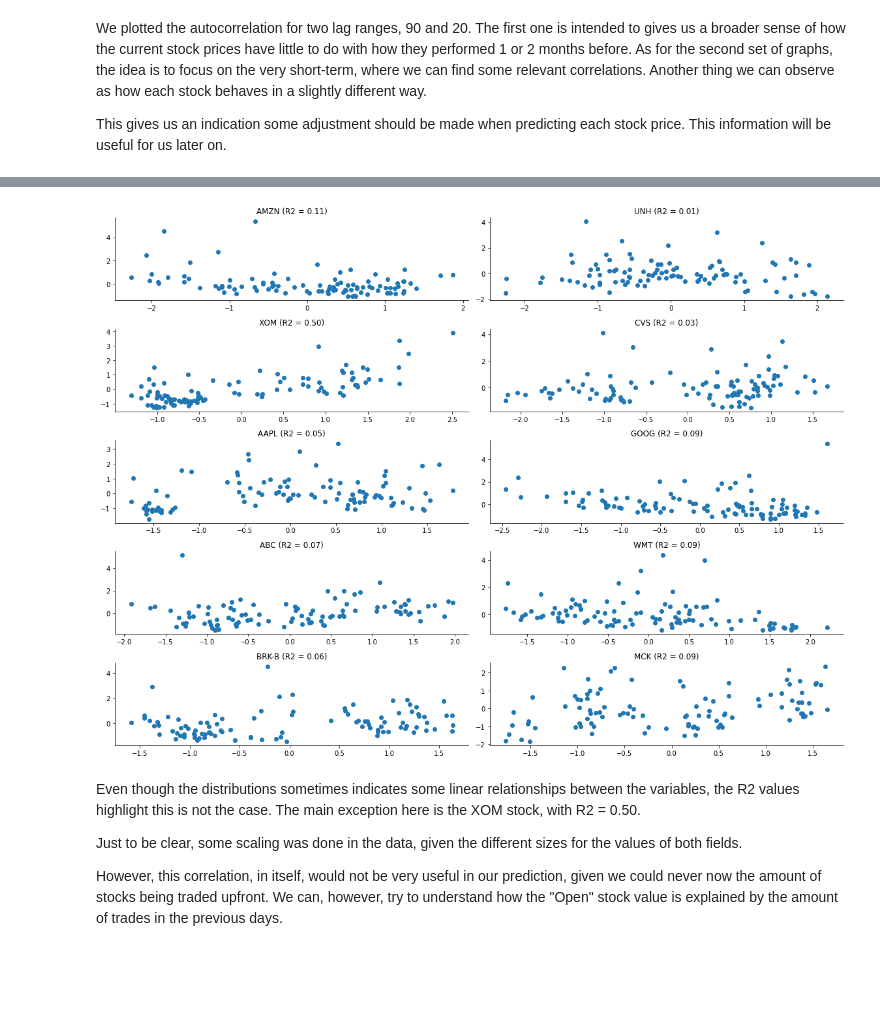
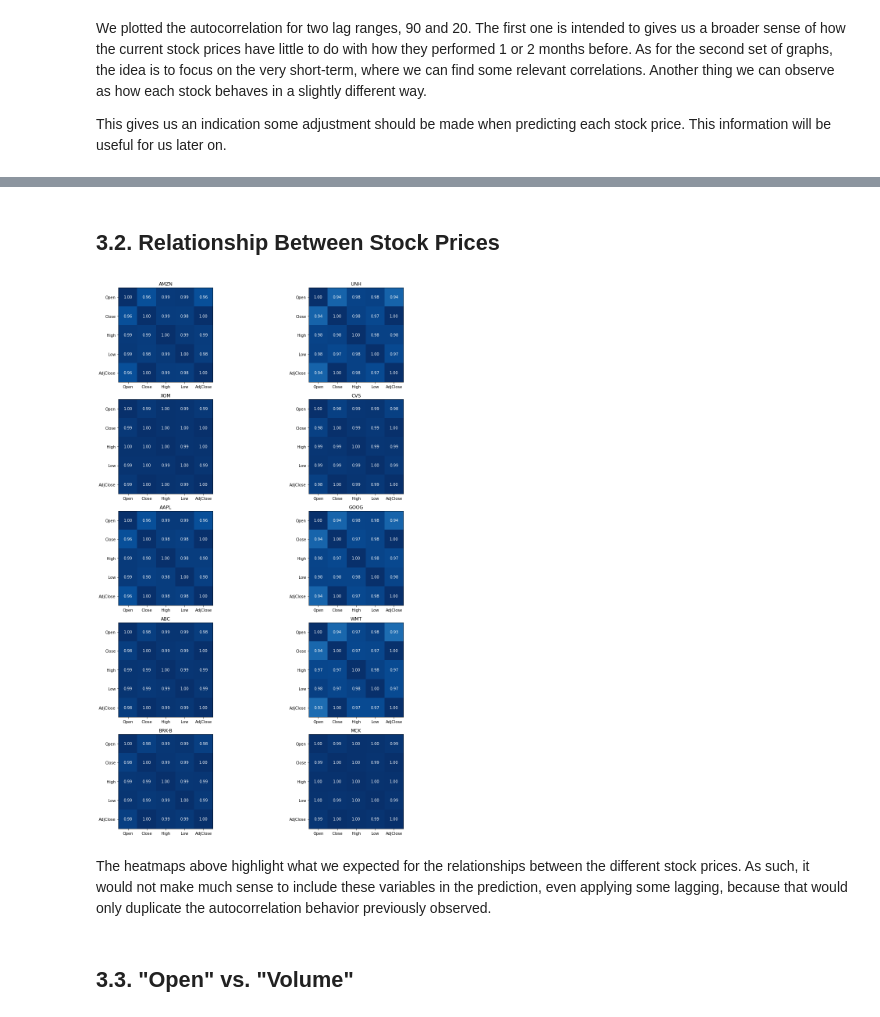
Before and after one commit to epdrumond/stock_prediction_pipeline, a Jupyter notebook: investigating_stock_prices.ipynb, the cells around one changed output, grey strips where cells are left out. Cells and saved outputs as stored; diff of their text form; code cells hidden in the pictures; blank space fills up the shorter version.

Commit message:
Adjusting plots

```diff
--- a/investigating_stock_prices.ipynb
+++ b/investigating_stock_prices.ipynb
@@ -340,20 +209,0 @@ def plot_distribution(data, ticker, ax, norm=False, first_field='Open', second_f
-# %%
-#Plot "Open" vs. "Volume" for the same date
-fig, ax = plt.subplots(nrows=5, ncols=2, figsize = (16,12))
-
-for i, ticker in enumerate(stocks_dict.keys()):
-    row, col = divmod(i, 2
-                     )
-    plot_distribution(stocks_dict, ticker, ax[row, col], norm=True)
-
-plt.tight_layout()
-#plt.gcf().set_dpi(1000)
-plt.show()
-# %% [output]
-[figure, removed]
-# %% [markdown]
-Even though the distributions sometimes indicates some linear relationships between the variables, the R2 values highlight this is not the case. The main exception here is the XOM stock, with R2 = 0.50.
-
-Just to be clear, some scaling was done in the data, given the different sizes for the values of both fields.
-
-However, this correlation, in itself, would not be very useful in our prediction, given we could never now the amount of stocks being traded upfront. We can, however, try to understand how the "Open" stock value is explained by the amount of trades in the previous days.
@@ -361,0 +210,44 @@ However, this correlation, in itself, would not be very useful in our prediction
+# %% [markdown]
+## 3.2. Relationship Between Stock Prices
+# %%
+#Define function for plotting correlations heatmap
+def plot_correlation_map(data, ticker, ax):
+    '''
+    Plot correlation coefficients heatmap for the
+    Open, Close, High, Low and AdjClose stock prices
+    '''
+
+    price_cols = ['Open', 'Close', 'High', 'Low', 'AdjClose']
+    graph_data = data[ticker][price_cols].corr()
+
+    ax.set_xticks(range(len(price_cols)), labels = price_cols)
+    ax.set_yticks(range(len(price_cols)), labels = price_cols)
+
+    for i in range(len(price_cols)):
+        for j in range(len(price_cols)):
+            ax.text(
+                j, i, '{:.2f}'.format(graph_data.values[i, j]),
+                ha='center',
+                va='center',
+                color='white'
+            )
+
+    ax.set_title(ticker)
+
+    return ax.imshow(graph_data, cmap='Blues', vmin=0.7, vmax=1.)
+# %%
+#Plot correlations of stock prices
+fig, ax = plt.subplots(nrows=5, ncols=2, figsize=(16,20))
+
+for i, ticker in enumerate(stocks_dict.keys()):
+    row, col = divmod(i,2)
+    plot_correlation_map(stocks_dict, ticker, ax[row, col])
+
+fig.tight_layout()
+plt.show()
+# %% [output]
+[figure, added]
+# %% [markdown]
+The heatmaps above highlight what we expected for the relationships between the different stock prices. As such, it would not make much sense to include these variables in the prediction, even applying some lagging, because that would only duplicate the autocorrelation behavior previously observed.
+# %% [markdown]
+## 3.3. "Open" vs. "Volume"
```
Also changed, not shown: parts of 21 cells of this notebook.
